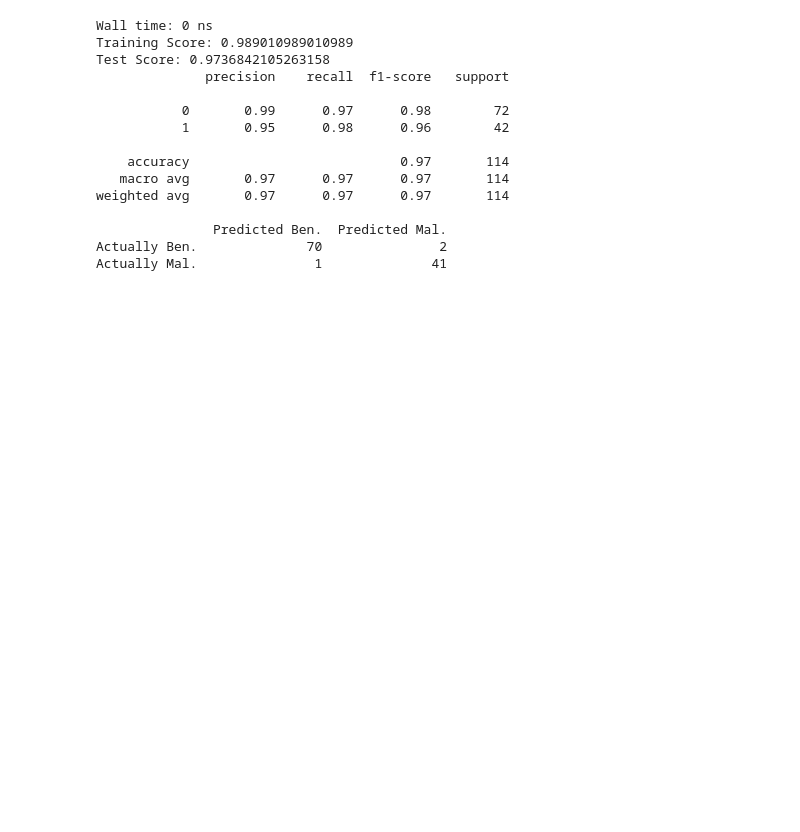
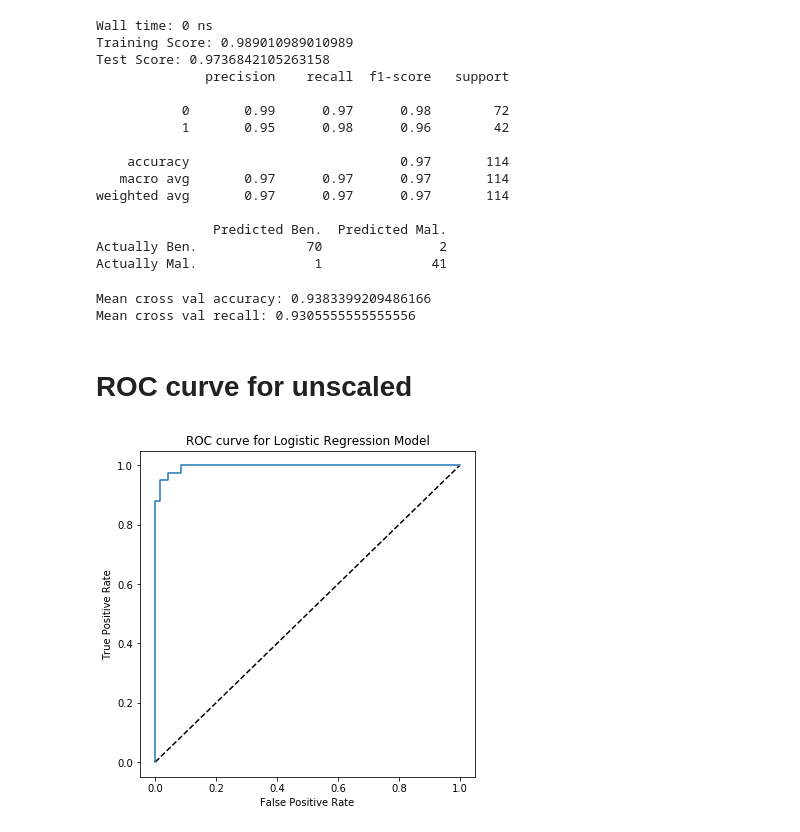
Before and after one commit to rhkhoo/Breast_Cancer_Diagnosis, a Jupyter notebook: LogisticRegression_Breast_Cancer.ipynb, the cells around one changed output. Drawn from its saved outputs; the diff is of its cells as text; code cells hidden in the pictures; blank space fills up the shorter version.

```diff
--- a/LogisticRegression_Breast_Cancer.ipynb
+++ b/LogisticRegression_Breast_Cancer.ipynb
@@ -361,3 +387,28 @@ weighted avg       0.97      0.97      0.97       114
                Predicted Ben.  Predicted Mal.
 Actually Ben.              70               2
 Actually Mal.               1              41
+# %%
+cv_scores = cross_val_score(model_lr_scale_op, X_test_scaled_op, y_test, cv = 5)
+print('Mean cross val accuracy: {}'.format(cv_scores.mean()))
+
+cv_scores = cross_val_score(model_lr_scale_op, X_test_scaled_op, y_test, cv = 5, scoring = make_scorer(recall_score))
+print('Mean cross val recall: {}'.format(cv_scores.mean()))
+# %% [output]
+Mean cross val accuracy: 0.9383399209486166
+Mean cross val recall: 0.9305555555555556
+# %% [markdown]
+# ROC curve for unscaled
+# %%
+probs = model_lr.predict_proba(X_test)[:, 1]
+
+fpr, tpr, thresholds = roc_curve(y_test, probs)
+
+fig = plt.figure(figsize = (6, 6))
+plt.plot([0, 1], [0, 1], 'k--')
+plt.plot(fpr, tpr)
+plt.xlabel('False Positive Rate')
+plt.ylabel('True Positive Rate')
+plt.title('ROC curve for Logistic Regression Model')
+plt.show()
+# %% [output]
+[figure, added]
```
Also changed, not shown: parts of 31 cells of this notebook, 5 other files.
